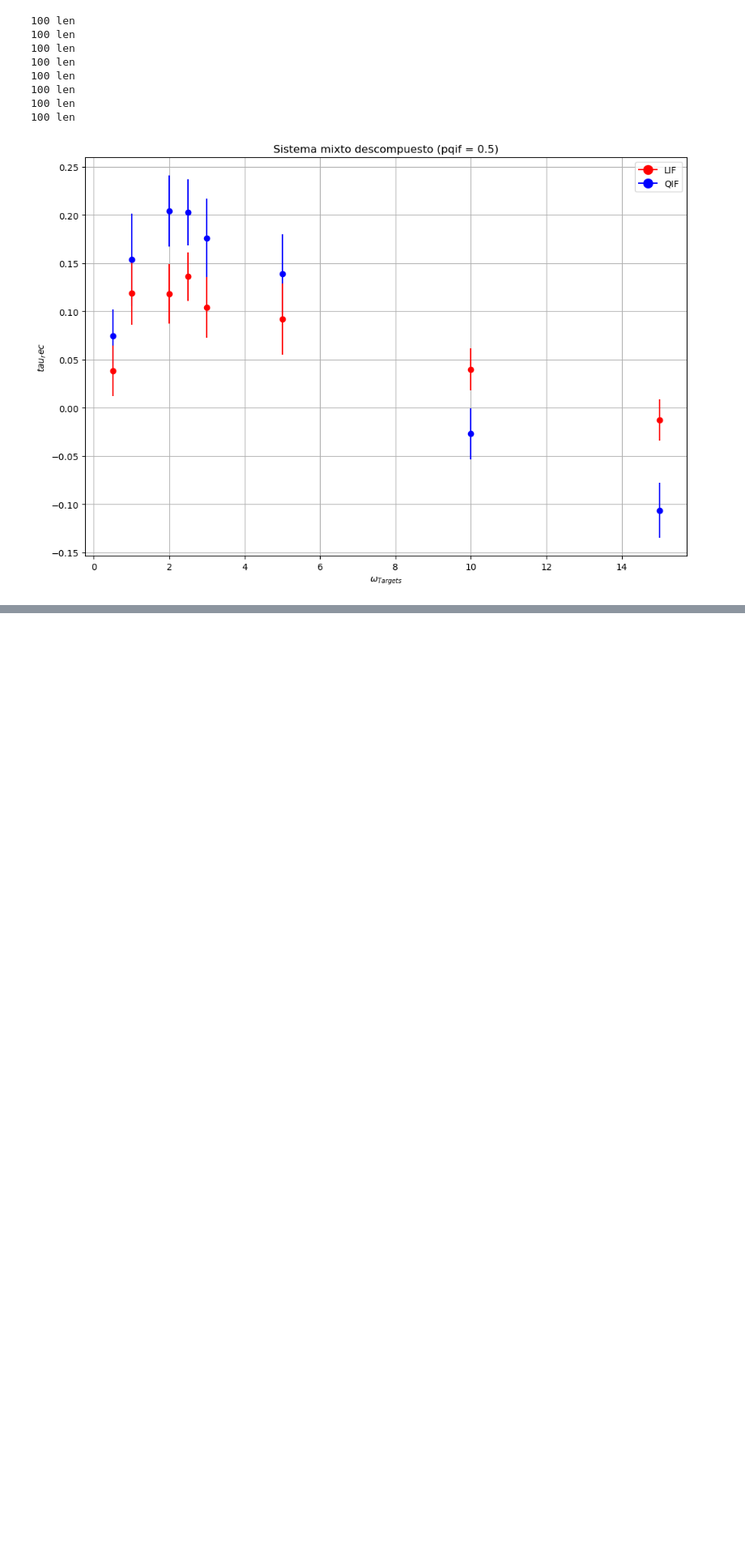
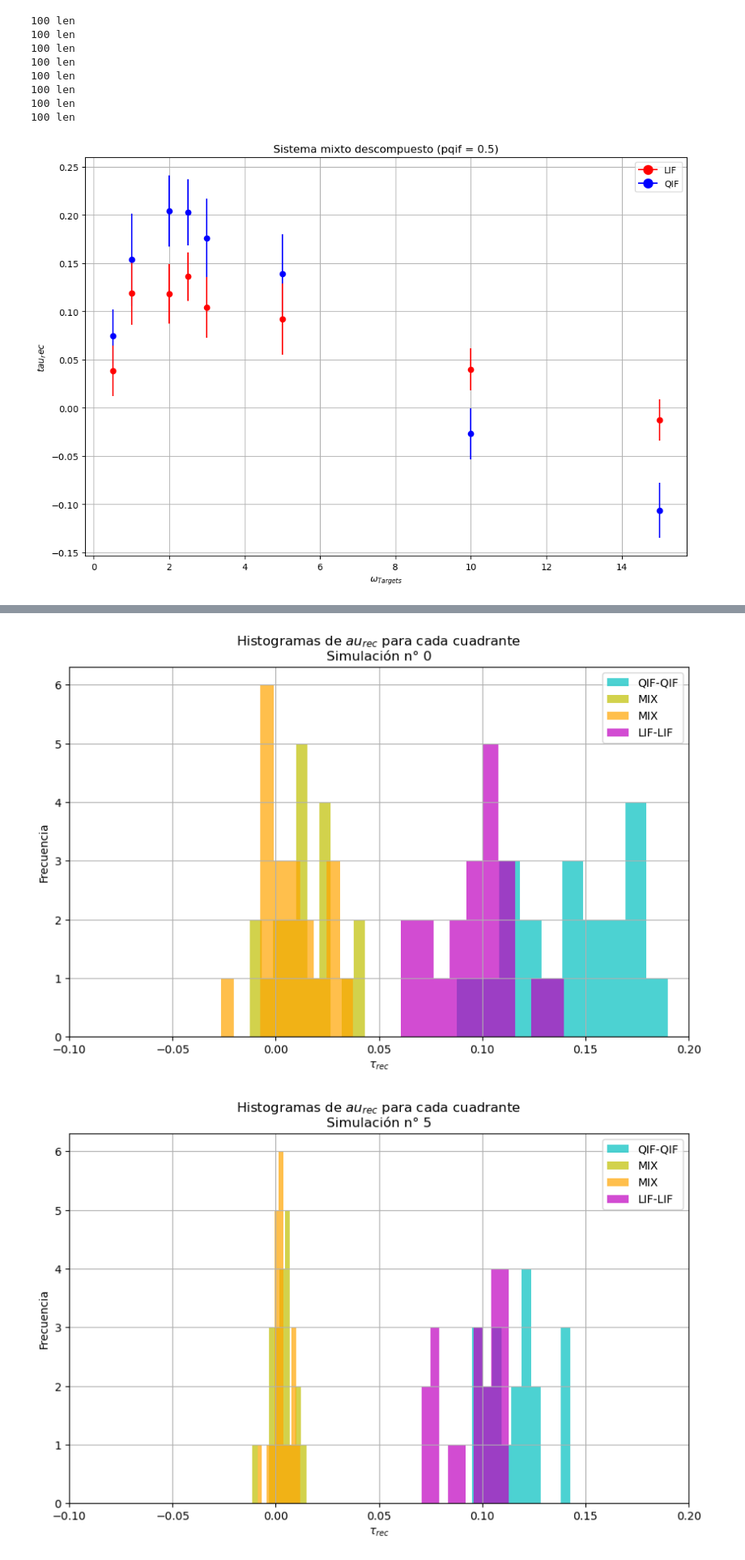
Before and after one commit to acevedomartina/Tesis_2024, a Jupyter notebook: Dos_frecuencias/dos_frec_analisis.ipynb, the cells around one changed output, grey strips where cells are left out. Shown at 81% size. Cells and saved outputs as stored; diff of their text form; code cells hidden in the pictures; blank space fills up the shorter version.

```diff
--- a/Dos_frecuencias/dos_frec_analisis.ipynb
+++ b/Dos_frecuencias/dos_frec_analisis.ipynb
@@ -1606,3 +1701,68 @@ for num_sim in simulations:
+# %%
+import pandas as pd
+import numpy as np
+import matplotlib.pyplot as plt
+
+# Supongo que las funciones csv_to_matrix y motifs están definidas correctamente
+# Aquí debes definirlas o importarlas según corresponda
+
+# Inicializa las variables y estructuras de datos necesarias
+simulations = [0, 5]
+cant_seed = 20
+pqif = 0.5
+
+# Bucle sobre las simulaciones
+for num_sim in simulations:
+    tau_rec_cuadrante1 = []
+    tau_rec_cuadrante2 = []
+    tau_rec_cuadrante3 = []
+    tau_rec_cuadrante4 = []
+
+    # Bucle sobre las semillas
+    for k in range(cant_seed):
+        # Leer y procesar la matriz de pesos para cada semilla
+        matrix = csv_to_matrix(f'simulacion_{num_sim}/simulacion_{num_sim}_matrices_pesos/simulacion_{num_sim}_pesos_pqif_{pqif}_matriz_iloop_11_semilla_{k}')
+        rows, cols = matrix.shape
+        mid_row, mid_col = rows // 2, cols // 2
+
+        cuadrante1 = matrix[:mid_row, :mid_col]
+        cuadrante2 = matrix[:mid_row, mid_col:]
+        cuadrante3 = matrix[mid_row:, :mid_col]
+        cuadrante4 = matrix[mid_row:, mid_col:]
+
+        _, tau_rec1, _, _, _ = motifs(cuadrante1, N/2)
+        _, tau_rec2, _, _, _ = motifs(cuadrante2, N/2)
+        _, tau_rec3, _, _, _ = motifs(cuadrante3, N/2)
+        _, tau_rec4, _, _, _ = motifs(cuadrante4, N/2)
+
+        # Guardar los valores de tau_rec para cada cuadrante
+        tau_rec_cuadrante1.append(tau_rec1)
+        tau_rec_cuadrante2.append(tau_rec2)
+        tau_rec_cuadrante3.append(tau_rec3)
+        tau_rec_cuadrante4.append(tau_rec4)
+
+    # Convertir las listas a arrays de numpy para facilitar el manejo de los datos
+    tau_rec_cuadrante1 = np.array(tau_rec_cuadrante1)
+    tau_rec_cuadrante2 = np.array(tau_rec_cuadrante2)
+    tau_rec_cuadrante3 = np.array(tau_rec_cuadrante3)
+    tau_rec_cuadrante4 = np.array(tau_rec_cuadrante4)
+
+    # Graficar los histogramas de tau_rec para cada cuadrante en los mismos ejes
+    plt.figure(figsize=(10, 6))
+    plt.hist(tau_rec_cuadrante1, bins=10, color='c', alpha=0.7, label='QIF-QIF')
+    plt.hist(tau_rec_cuadrante2, bins=10, color='y', alpha=0.7, label='MIX')
+    plt.hist(tau_rec_cuadrante3, bins=10, color='orange', alpha=0.7, label='MIX')
+    plt.hist(tau_rec_cuadrante4, bins=10, color='m', alpha=0.7, label='LIF-LIF')
+    plt.xlim(-0.1, 0.2)
+    plt.xlabel(r'$\tau_{rec}$')
+    plt.ylabel('Frecuencia')
+    plt.title(f'Histogramas de $\tau_{{rec}}$ para cada cuadrante\nSimulación n° {num_sim}')
+    plt.legend()
+    plt.grid(True)
+    plt.show()
+# %% [output]
+[figure, added]
+[figure, added]
 # %%
 import pandas as pd
 import numpy as np
```
Also changed, not shown: parts of 16 cells of this notebook, 35 other files.
